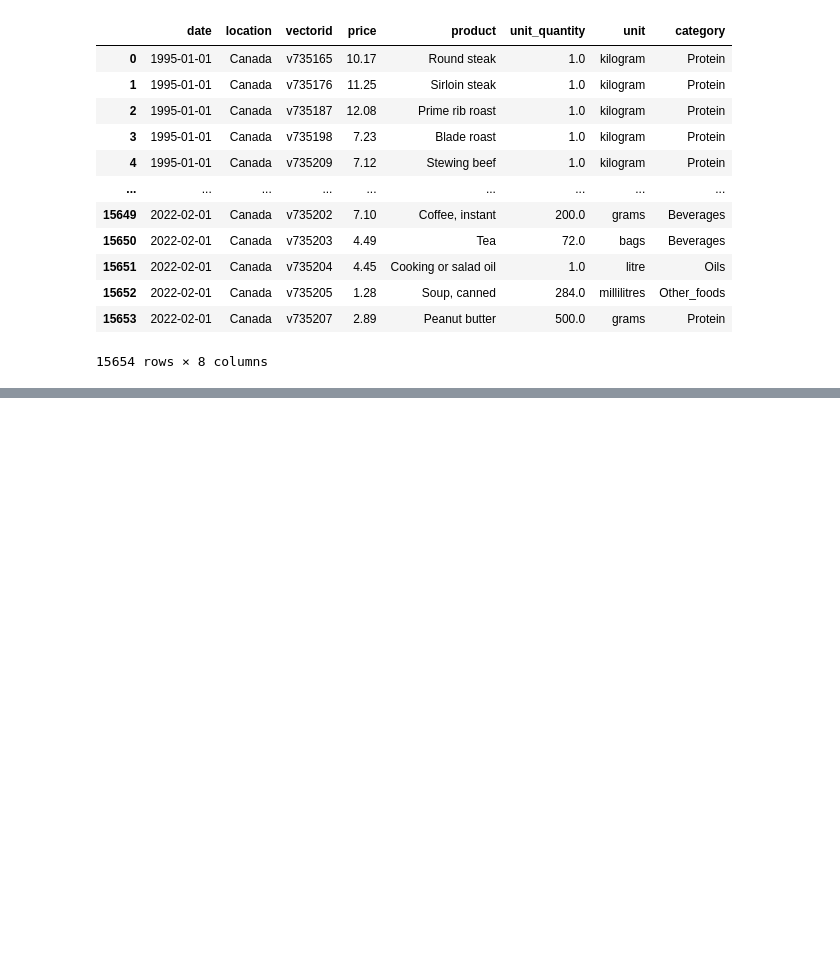
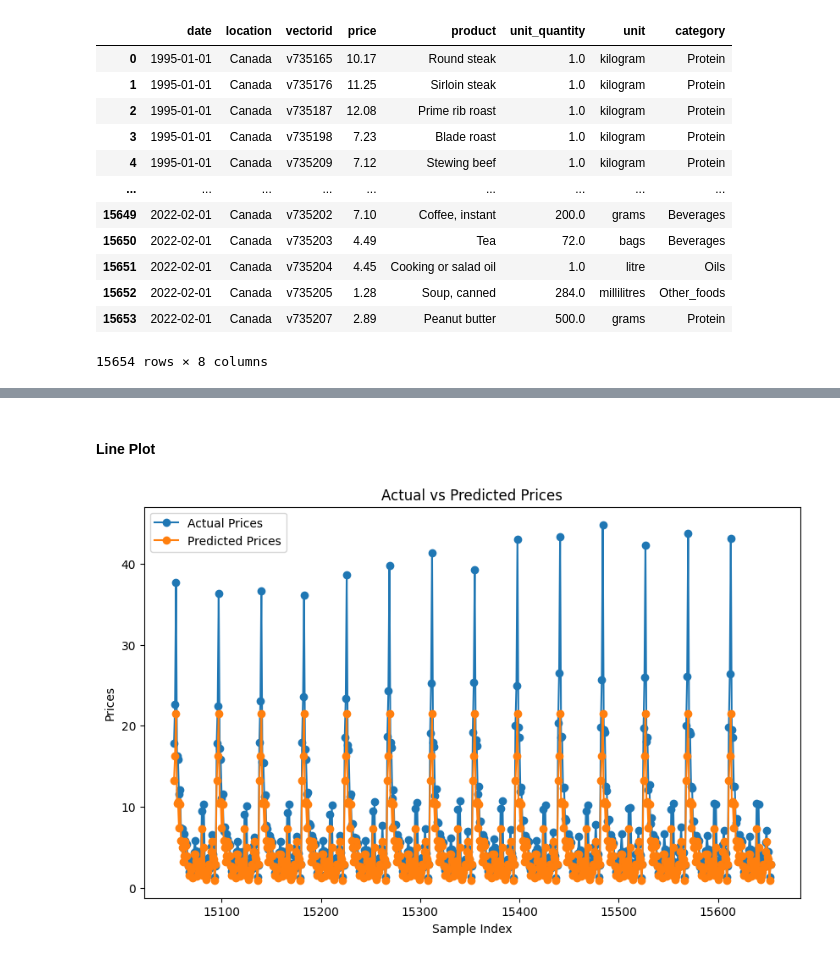
Before and after one commit to madiwiebe/ict-food-cost-planner-project, a Jupyter notebook: data_sources/clean_data/National_MRA_TetianaFesenko.ipynb, the cells around one changed output, grey strips where cells are left out. Saved outputs shown, nothing was run; the diff lists cells and outputs as text; code cells hidden in the pictures; blank space fills up the shorter version.

```diff
--- a/data_sources/clean_data/National_MRA_TetianaFesenko.ipynb
+++ b/data_sources/clean_data/National_MRA_TetianaFesenko.ipynb
@@ -27,0 +144,13 @@ df_national_MRA
+# %% [markdown]
+#### Line Plot
+# %%
+plt.figure(figsize=(10, 6))
+plt.plot(compare_prices['Actual'], label='Actual Prices', marker='o')
+plt.plot(compare_prices['Predicted'], label='Predicted Prices', marker='o')
+plt.title('Actual vs Predicted Prices')
+plt.xlabel('Sample Index')
+plt.ylabel('Prices')
+plt.legend()
+plt.show()
+# %% [output]
+[figure, added]
```
Also changed, not shown: parts of 62 cells of this notebook.
